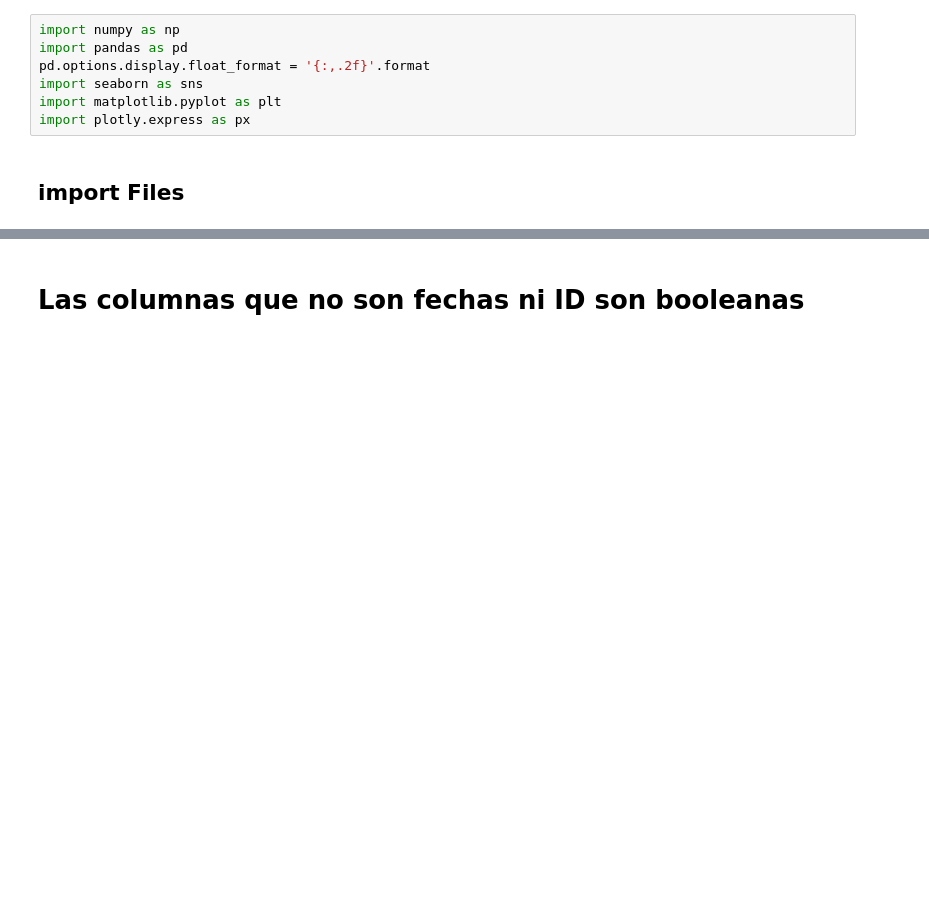
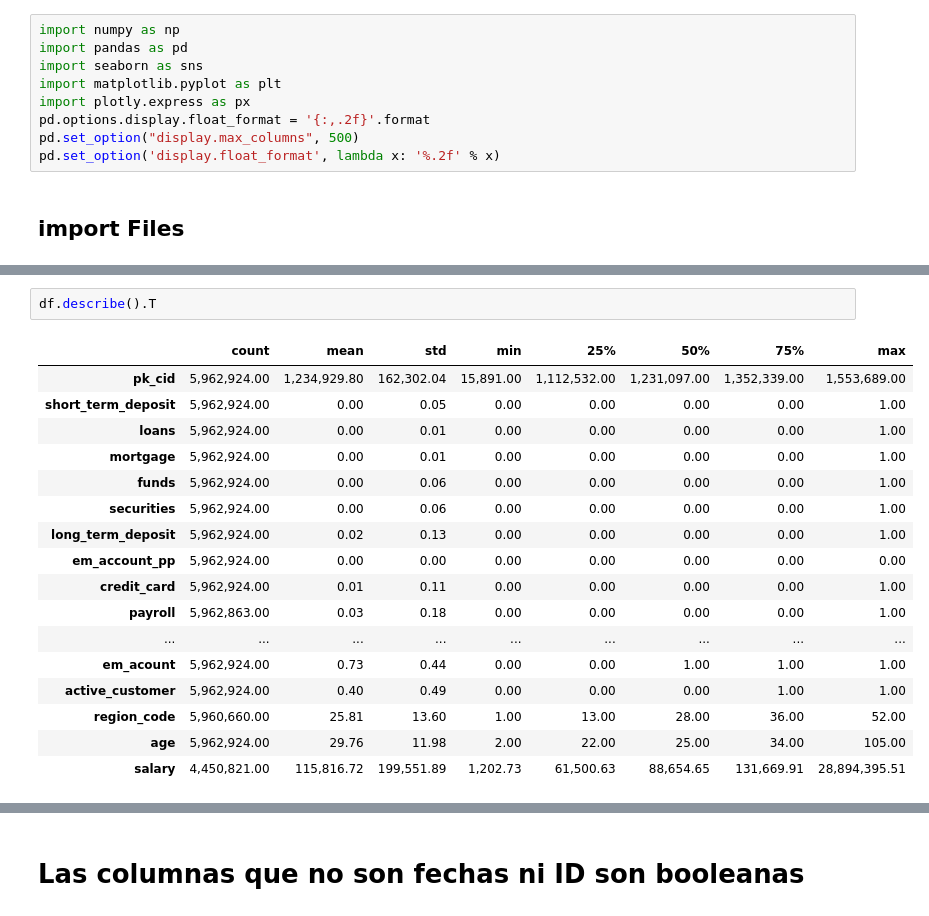
Before and after one commit to jascicz/easy_money_Project, a Jupyter notebook: jorge-Proyecto.ipynb, the cells around one changed output, grey strips where cells are left out. Drawn from its saved outputs; the diff is of its cells as text; blank space fills up the shorter version.

```diff
--- a/jorge-Proyecto.ipynb
+++ b/jorge-Proyecto.ipynb
@@ -5,9 +5,11 @@
 # %%
 import numpy as np
 import pandas as pd
-pd.options.display.float_format = '{:,.2f}'.format
 import seaborn as sns
 import matplotlib.pyplot as plt
 import plotly.express as px
+pd.options.display.float_format = '{:,.2f}'.format
+pd.set_option("display.max_columns", 500)
+pd.set_option('display.float_format', lambda x: '%.2f' % x)
 # %% [markdown]
 ## import Files
@@ -136,0 +80,20 @@ products['pk_partition'].nunique()
+# %%
+df.describe().T
+# %% [output]
+|  | count | mean | std | min | 25% | 50% | 75% | max |
+| pk_cid | 5,962,924.00 | 1,234,929.80 | 162,302.04 | 15,891.00 | 1,112,532.00 | 1,231,097.00 | 1,352,339.00 | 1,553,689.00 |
+| short_term_deposit | 5,962,924.00 | 0.00 | 0.05 | 0.00 | 0.00 | 0.00 | 0.00 | 1.00 |
+| loans | 5,962,924.00 | 0.00 | 0.01 | 0.00 | 0.00 | 0.00 | 0.00 | 1.00 |
+| mortgage | 5,962,924.00 | 0.00 | 0.01 | 0.00 | 0.00 | 0.00 | 0.00 | 1.00 |
+| funds | 5,962,924.00 | 0.00 | 0.06 | 0.00 | 0.00 | 0.00 | 0.00 | 1.00 |
+| securities | 5,962,924.00 | 0.00 | 0.06 | 0.00 | 0.00 | 0.00 | 0.00 | 1.00 |
+| long_term_deposit | 5,962,924.00 | 0.02 | 0.13 | 0.00 | 0.00 | 0.00 | 0.00 | 1.00 |
+| em_account_pp | 5,962,924.00 | 0.00 | 0.00 | 0.00 | 0.00 | 0.00 | 0.00 | 0.00 |
+| credit_card | 5,962,924.00 | 0.01 | 0.11 | 0.00 | 0.00 | 0.00 | 0.00 | 1.00 |
+| payroll | 5,962,863.00 | 0.03 | 0.18 | 0.00 | 0.00 | 0.00 | 0.00 | 1.00 |
+| ... | ... | ... | ... | ... | ... | ... | ... | ... |
+| em_acount | 5,962,924.00 | 0.73 | 0.44 | 0.00 | 0.00 | 1.00 | 1.00 | 1.00 |
+| active_customer | 5,962,924.00 | 0.40 | 0.49 | 0.00 | 0.00 | 0.00 | 1.00 | 1.00 |
+| region_code | 5,960,660.00 | 25.81 | 13.60 | 1.00 | 13.00 | 28.00 | 36.00 | 52.00 |
+| age | 5,962,924.00 | 29.76 | 11.98 | 2.00 | 22.00 | 25.00 | 34.00 | 105.00 |
+| salary | 4,450,821.00 | 115,816.72 | 199,551.89 | 1,202.73 | 61,500.63 | 88,654.65 | 131,669.91 | 28,894,395.51 |
```
Also changed, not shown: parts of 64 cells of this notebook.
